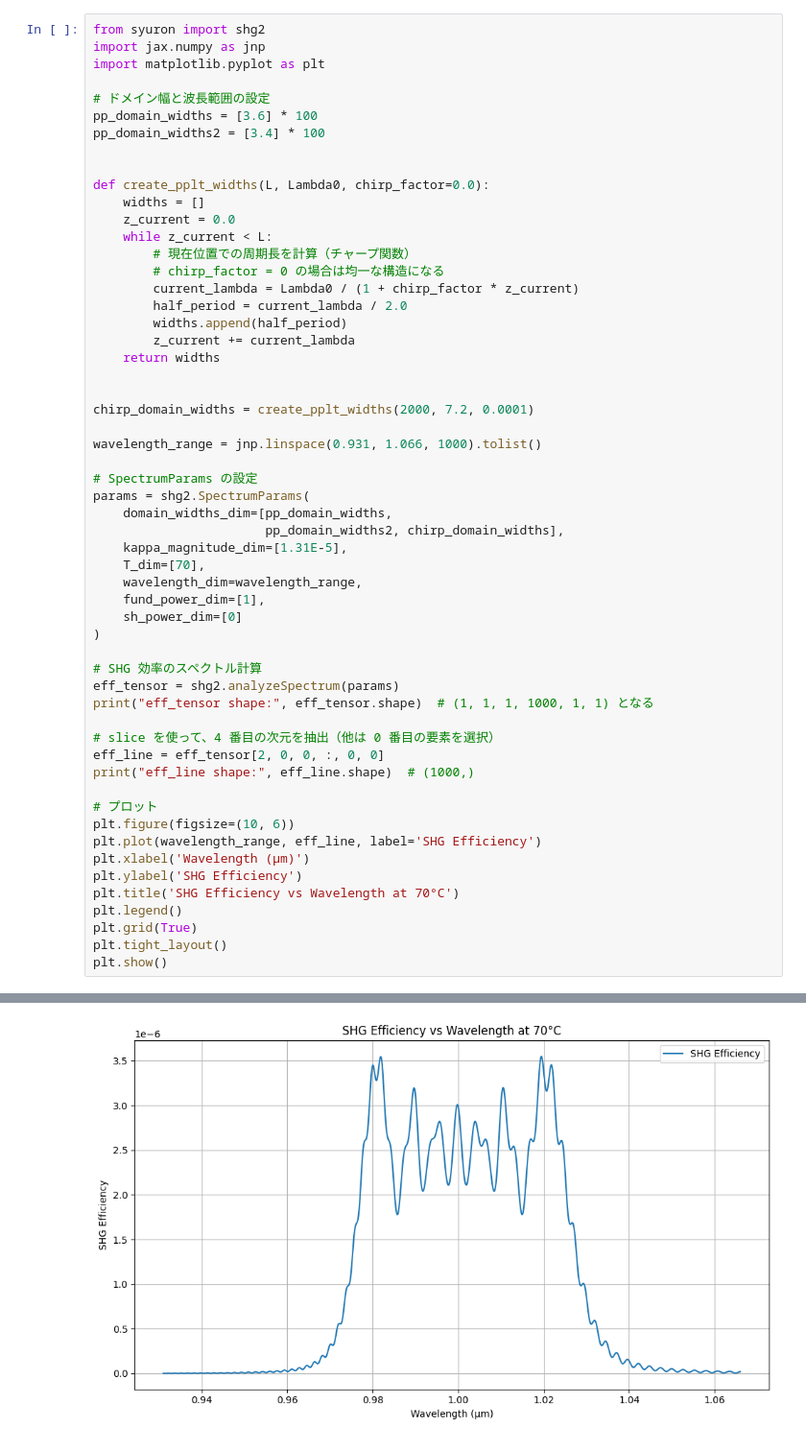
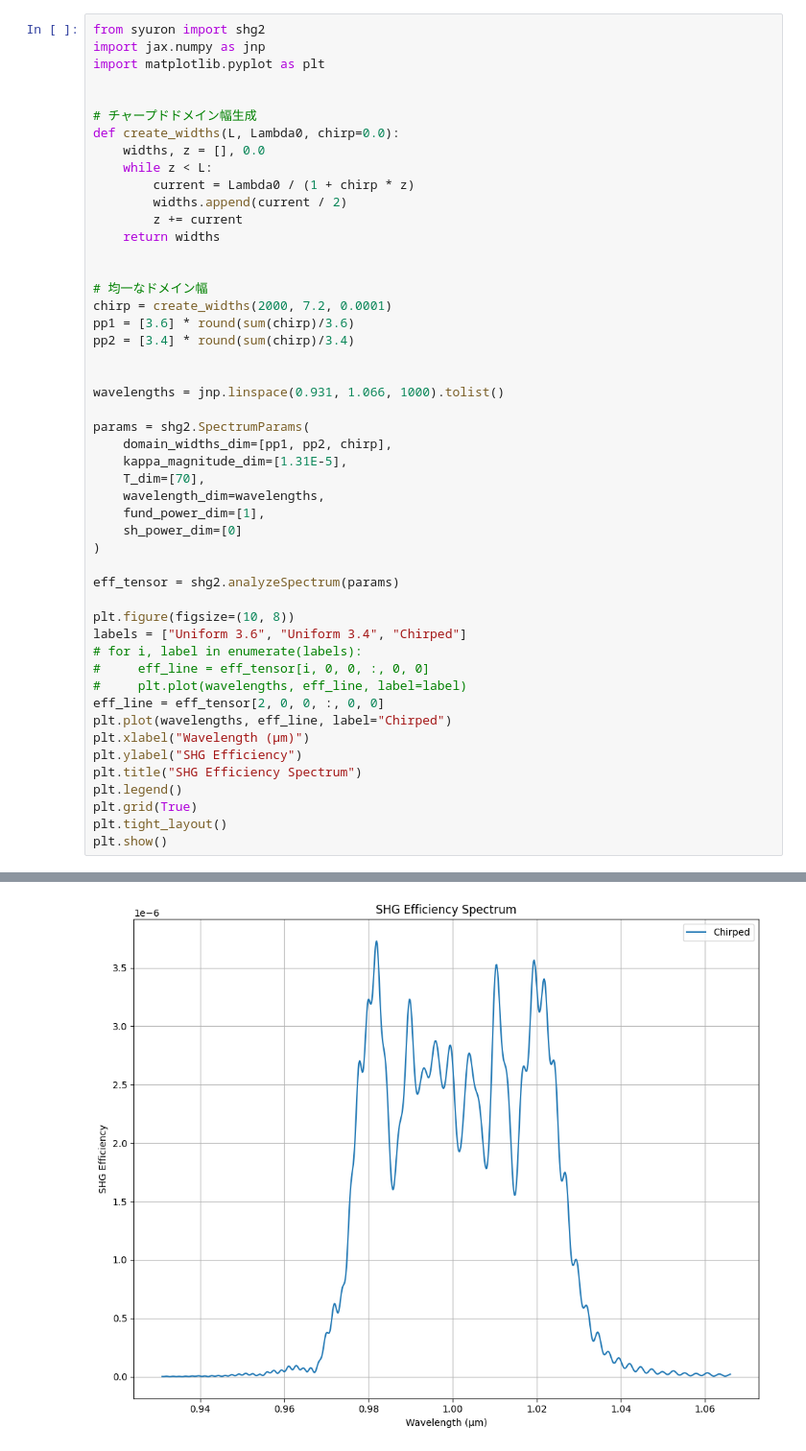
Before and after one commit to Xo1otl/mictlan, a Jupyter notebook: research/syuron/examples/shg2.ipynb, the cells around one changed output, grey strips where cells are left out. Shown at 96% size. Drawn from its saved outputs; the diff is of its cells as text.

```diff
--- a/research/syuron/examples/shg2.ipynb
+++ b/research/syuron/examples/shg2.ipynb
@@ -3,53 +57,46 @@ from syuron import shg2
 import jax.numpy as jnp
 import matplotlib.pyplot as plt
 
-# ドメイン幅と波長範囲の設定
-pp_domain_widths = [3.6] * 100
-pp_domain_widths2 = [3.4] * 100
 
-
-def create_pplt_widths(L, Lambda0, chirp_factor=0.0):
-    widths = []
-    z_current = 0.0
-    while z_current < L:
-        # 現在位置での周期長を計算（チャープ関数）
-        # chirp_factor = 0 の場合は均一な構造になる
-        current_lambda = Lambda0 / (1 + chirp_factor * z_current)
-        half_period = current_lambda / 2.0
-        widths.append(half_period)
-        z_current += current_lambda
+# チャープドドメイン幅生成
+def create_widths(L, Lambda0, chirp=0.0):
+    widths, z = [], 0.0
+    while z < L:
+        current = Lambda0 / (1 + chirp * z)
+        widths.append(current / 2)
+        z += current
     return widths
 
 
-chirp_domain_widths = create_pplt_widths(2000, 7.2, 0.0001)
+# 均一なドメイン幅
+chirp = create_widths(2000, 7.2, 0.0001)
+pp1 = [3.6] * round(sum(chirp)/3.6)
+pp2 = [3.4] * round(sum(chirp)/3.4)
 
-wavelength_range = jnp.linspace(0.931, 1.066, 1000).tolist()
 
-# SpectrumParams の設定
+wavelengths = jnp.linspace(0.931, 1.066, 1000).tolist()
+
 params = shg2.SpectrumParams(
-    domain_widths_dim=[pp_domain_widths,
-                       pp_domain_widths2, chirp_domain_widths],
+    domain_widths_dim=[pp1, pp2, chirp],
     kappa_magnitude_dim=[1.31E-5],
     T_dim=[70],
-    wavelength_dim=wavelength_range,
+    wavelength_dim=wavelengths,
     fund_power_dim=[1],
     sh_power_dim=[0]
 )
 
-# SHG 効率のスペクトル計算
 eff_tensor = shg2.analyzeSpectrum(params)
-print("eff_tensor shape:", eff_tensor.shape)  # (1, 1, 1, 1000, 1, 1) となる
 
-# slice を使って、4 番目の次元を抽出（他は 0 番目の要素を選択）
+plt.figure(figsize=(10, 8))
+labels = ["Uniform 3.6", "Uniform 3.4", "Chirped"]
+# for i, label in enumerate(labels):
+#     eff_line = eff_tensor[i, 0, 0, :, 0, 0]
+#     plt.plot(wavelengths, eff_line, label=label)
 eff_line = eff_tensor[2, 0, 0, :, 0, 0]
-print("eff_line shape:", eff_line.shape)  # (1000,)
-
-# プロット
-plt.figure(figsize=(10, 6))
-plt.plot(wavelength_range, eff_line, label='SHG Efficiency')
-plt.xlabel('Wavelength (μm)')
-plt.ylabel('SHG Efficiency')
-plt.title('SHG Efficiency vs Wavelength at 70°C')
+plt.plot(wavelengths, eff_line, label="Chirped")
+plt.xlabel("Wavelength (μm)")
+plt.ylabel("SHG Efficiency")
+plt.title("SHG Efficiency Spectrum")
 plt.legend()
 plt.grid(True)
 plt.tight_layout()
@@ -60 +105 @@ eff_line shape: (1000,)
-[figure, old version]
+[figure, new version]
```
Also changed, not shown: parts of 2 cells of this notebook, 6 other files.
